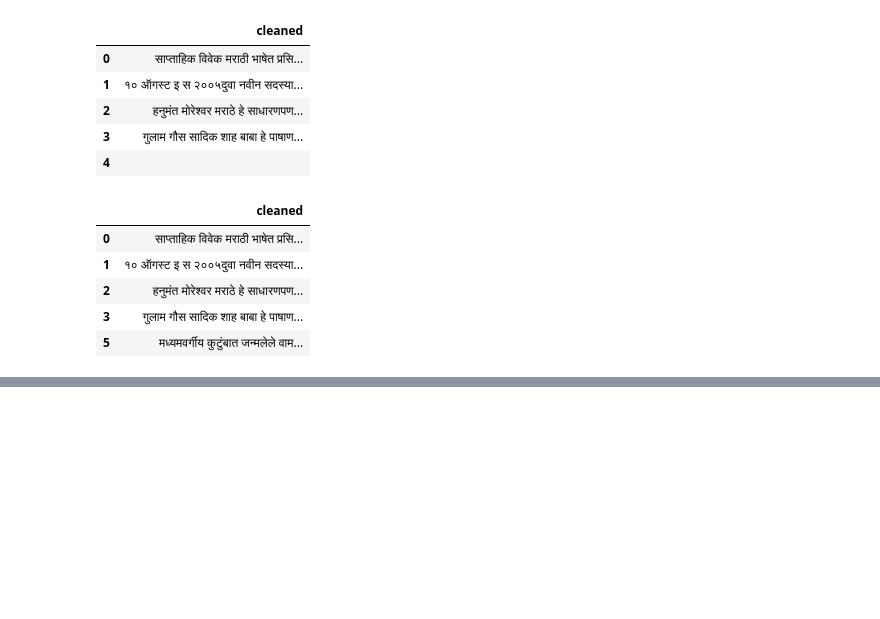
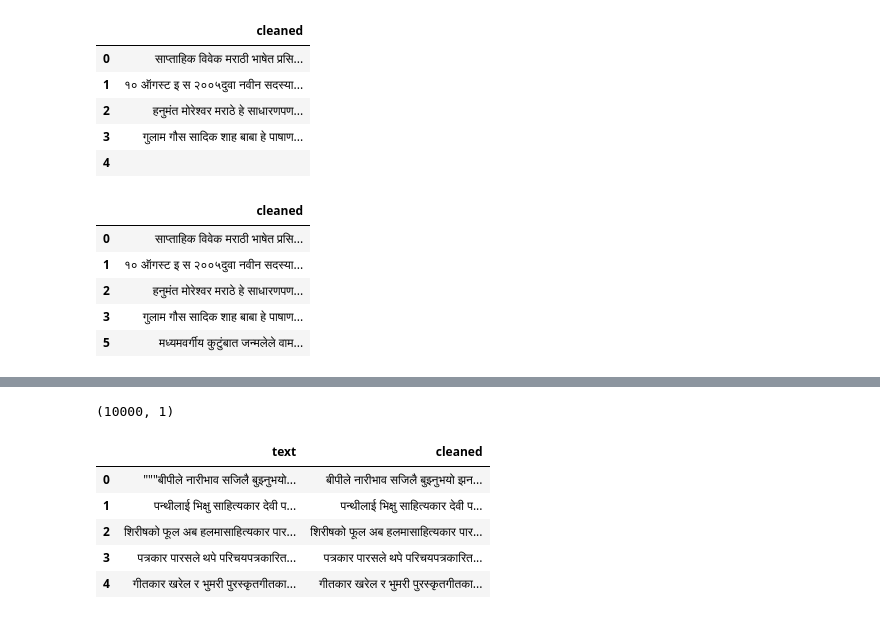
Before and after one commit to pranavagrawal321/Language-Identification, a Jupyter notebook: preprocessing.ipynb, the cells around one changed output, grey strips where cells are left out. Cells and saved outputs as stored; diff of their text form; code cells hidden in the pictures; blank space fills up the shorter version.

Commit message:
Added Language: Nepali

```diff
--- a/preprocessing.ipynb
+++ b/preprocessing.ipynb
@@ -1288,0 +1295,8 @@ data.to_csv('final/Marathi.csv')
+# %%
+data = pd.DataFrame(columns=['text'])
+# %%
+for i in os.listdir('datasets/Nepali'):
+    for folder in os.listdir(f'datasets/Nepali/{i}'):
+        for file in os.listdir(f'datasets/Nepali/{i}/{folder}'):
+            with open(f'datasets/Nepali/{i}/{folder}/{file}') as f:
+                data.loc[len(data.index)] = [f.read()]
@@ -1288,0 +1312,33 @@ data.to_csv('final/Marathi.csv')
+# %%
+data.shape
+# %% [output]
+(10000, 1)
+# %%
+def extract_nepali_text(text):
+    # Regular expression pattern to match Nepali characters and newline
+    nepali_pattern = re.compile(r'[\u0900-\u097F\s\n]+')
+
+    # Find all matches of Nepali text in the input text
+    nepali_matches = nepali_pattern.findall(str(text))
+
+    # Filter out empty strings, whitespace characters, and newline characters
+    nepali_matches = [match.strip() for match in nepali_matches if match.strip() != '\n']
+
+    # Join the matches to form the extracted Nepali text
+    nepali_text = ' '.join(nepali_matches)
+
+    # Remove extra spaces
+    nepali_text = ' '.join(nepali_text.split())
+
+    return nepali_text
+# %%
+data['cleaned'] = data['text'].apply(extract_nepali_text)
+# %%
+data.head()
+# %% [output]
+|  | text | cleaned |
+| 0 | """बीपीले नारीभाव सजिलै बुझ्नुभयो... | बीपीले नारीभाव सजिलै बुझ्नुभयो झन... |
+| 1 | पन्थीलाई भिक्षु साहित्यकार देवी प... | पन्थीलाई भिक्षु साहित्यकार देवी प... |
+| 2 | शिरीषको फूल अब हलमासाहित्यकार पार... | शिरीषको फूल अब हलमासाहित्यकार पार... |
+| 3 | पत्रकार पारसले थपे परिचयपत्रकारित... | पत्रकार पारसले थपे परिचयपत्रकारित... |
+| 4 | गीतकार खरेल र भुमरी पुरस्कृतगीतका... | गीतकार खरेल र भुमरी पुरस्कृतगीतका... |
```
Also changed, not shown: parts of 12 cells of this notebook, 1 other file.
